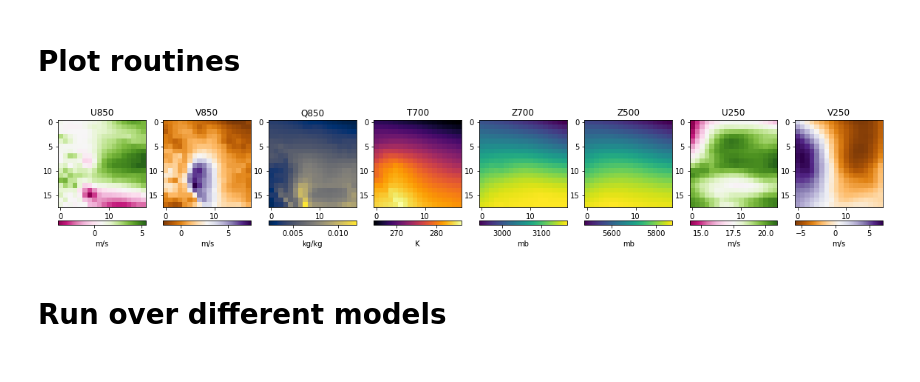
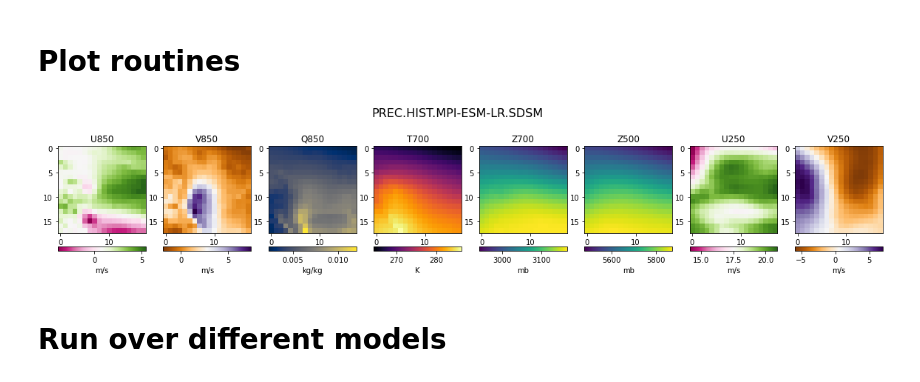
Before and after one commit to NCAR/ml-sm-dk-hf, a Jupyter notebook: notebooks/rain-days-via-xarray.ipynb, the cells around one changed output. Saved outputs shown, nothing was run; the diff lists cells and outputs as text; code cells hidden in the pictures.

Commit message:
Subtitle for each row of plots

```diff
--- a/notebooks/rain-days-via-xarray.ipynb
+++ b/notebooks/rain-days-via-xarray.ipynb
@@ -157,7 +157,7 @@ def calc_uatm_average(mpr_min, mpr_max, rainsignal):
 import matplotlib.pyplot as plt
 
 # plot average rain inputs
-def plot_8v(isample, vmin, vmax):
+def plot_8v(isample, modelname, vmin, vmax):
     varmames = ['U850', 'V850', 'Q850', 'T700', 'Z700', 'Z500', 'U250', 'V250']
     units = ['m/s', 'm/s', 'kg/kg', 'K', 'mb', 'mb', 'm/s', 'm/s']
     cmaps = ['PiYG', 'PuOr', 'cividis', 'inferno', 'viridis', 'viridis', 'PiYG', 'PuOr']
@@ -168,37 +168,32 @@ def plot_8v(isample, vmin, vmax):
         cbar = fig.colorbar(plot, ax=axarr[ii], orientation="horizontal", fraction=0.046, pad=0.016)
         cbar.set_label(units[ii])
         axarr[ii].set_title(varmames[ii])
+    plt.suptitle(modelname, y=0.29, fontsize=16)
     plt.show()
 
-def plot_8v_autoscale(isample):
+def plot_8v_autoscale(isample, modelname):
     varmames = ['U850', 'V850', 'Q850', 'T700', 'Z700', 'Z500', 'U250', 'V250']
     units = ['m/s', 'm/s', 'kg/kg', 'K', 'mb', 'mb', 'm/s', 'm/s']
     cmaps = ['PiYG', 'PuOr', 'cividis', 'inferno', 'viridis', 'viridis', 'PiYG', 'PuOr']
 
     fig, axarr = plt.subplots(1, 8, figsize = (20,20))
     for ii in range(8):
-        axarr[ii].set_title("Subplot row", fontsize=16)
+        #axarr[ii].set_title("Subplot row", fontsize=16)
         plot = axarr[ii].imshow(isample[ii][::-1,:], cmap=cmaps[ii])
         cbar = fig.colorbar(plot, ax=axarr[ii], orientation="horizontal", fraction=0.046, pad=0.016)
         cbar.set_label(units[ii])
         axarr[ii].set_title(varmames[ii])
-    #fig.suptitle('Figure title')
-    #plt.suptitle('Figure title')
-    #fig.title('loss vs epoch')
+    plt.suptitle(modelname, y=0.29, fontsize=16)
     plt.show()
-
-    fig.set_facecolor('w')
-    #plt.tight_layout()
-    plt.show()
-# %%
-#delme
-# MPI+sdsm: hist
-# rainsignal = xr.open_dataset('/glade/work/mcginnis/DCA/data/gen/new-sdsm/old/mpi/hist/prec.hist.MPI-ESM-LR.SDSM.day.1976-2005.NAM-22i.SGP.x098.y36.nc')['prec']
-# load_uatm_mpi_hist()
-# dryinput, drycount, drydistribution, dryindices = calc_uatm_average(0, 0.254, rainsignal)
-plot_8v_autoscale(dryinput)
-# %% [output]
-[figure, removed]
+# %%
+#delme
+# MPI+sdsm: hist
+# rainsignal = xr.open_dataset('/glade/work/mcginnis/DCA/data/gen/new-sdsm/old/mpi/hist/prec.hist.MPI-ESM-LR.SDSM.day.1976-2005.NAM-22i.SGP.x098.y36.nc')['prec']
+# load_uatm_mpi_hist()
+# dryinput, drycount, drydistribution, dryindices = calc_uatm_average(0, 0.254, rainsignal)
+plot_8v_autoscale(dryinput, "prec.hist.MPI-ESM-LR.SDSM".upper())
+# %% [output]
+[figure, added]
 # %%
 from os.path import basename
 
```
Also changed, not shown: parts of 11 cells of this notebook.
